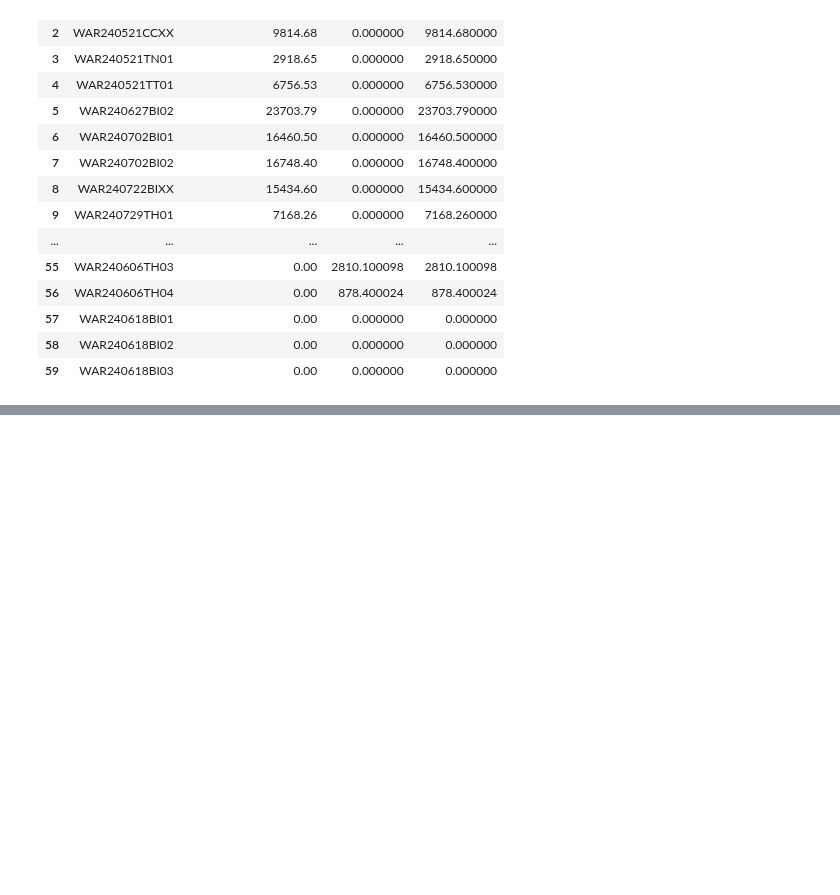
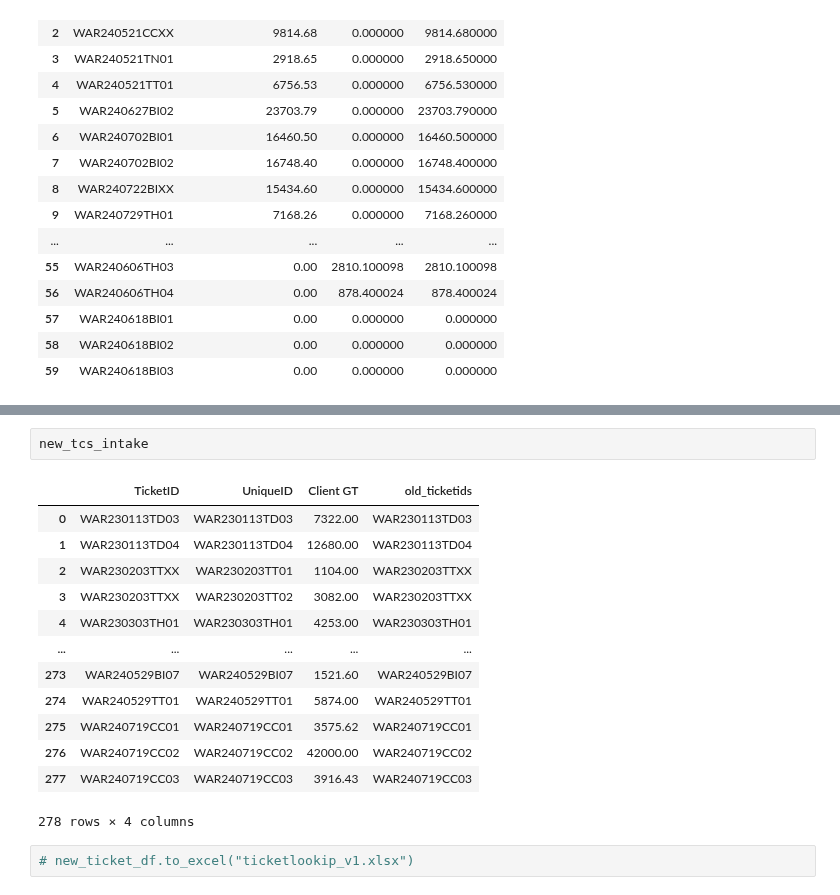
Before and after one commit to BilyBrown/sqlite3-tutorial, a Jupyter notebook: create_war_tables_01.ipynb, the cells around one changed output, grey strips where cells are left out. Drawn from its saved outputs; the diff is of its cells as text; blank space fills up the shorter version.

```diff
--- a/create_war_tables_01.ipynb
+++ b/create_war_tables_01.ipynb
@@ -461,0 +462,18 @@ ticketid_table[ticketid_table['TicketID'] == 'WAR231107XXXX']
+# %%
+new_tcs_intake
+# %% [output]
+|  | TicketID | UniqueID | Client GT | old_ticketids |
+| 0 | WAR230113TD03 | WAR230113TD03 | 7322.00 | WAR230113TD03 |
+| 1 | WAR230113TD04 | WAR230113TD04 | 12680.00 | WAR230113TD04 |
+| 2 | WAR230203TTXX | WAR230203TT01 | 1104.00 | WAR230203TTXX |
+| 3 | WAR230203TTXX | WAR230203TT02 | 3082.00 | WAR230203TTXX |
+| 4 | WAR230303TH01 | WAR230303TH01 | 4253.00 | WAR230303TH01 |
+| ... | ... | ... | ... | ... |
+| 273 | WAR240529BI07 | WAR240529BI07 | 1521.60 | WAR240529BI07 |
+| 274 | WAR240529TT01 | WAR240529TT01 | 5874.00 | WAR240529TT01 |
+| 275 | WAR240719CC01 | WAR240719CC01 | 3575.62 | WAR240719CC01 |
+| 276 | WAR240719CC02 | WAR240719CC02 | 42000.00 | WAR240719CC02 |
+| 277 | WAR240719CC03 | WAR240719CC03 | 3916.43 | WAR240719CC03 |
+278 rows × 4 columns
+# %%
+# new_ticket_df.to_excel("ticketlookip_v1.xlsx")
```
Also changed, not shown: parts of 5 cells of this notebook, 1 other file.
